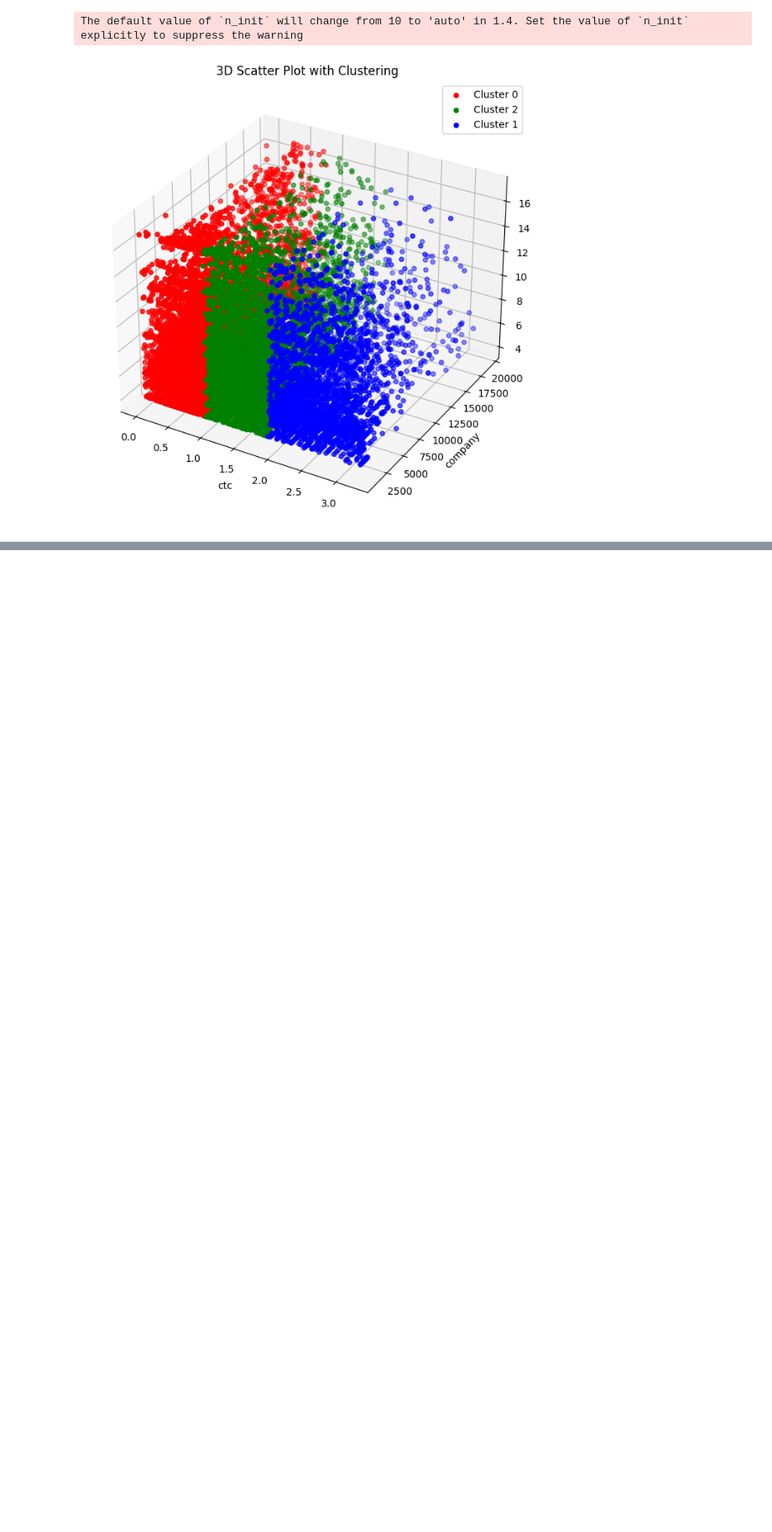
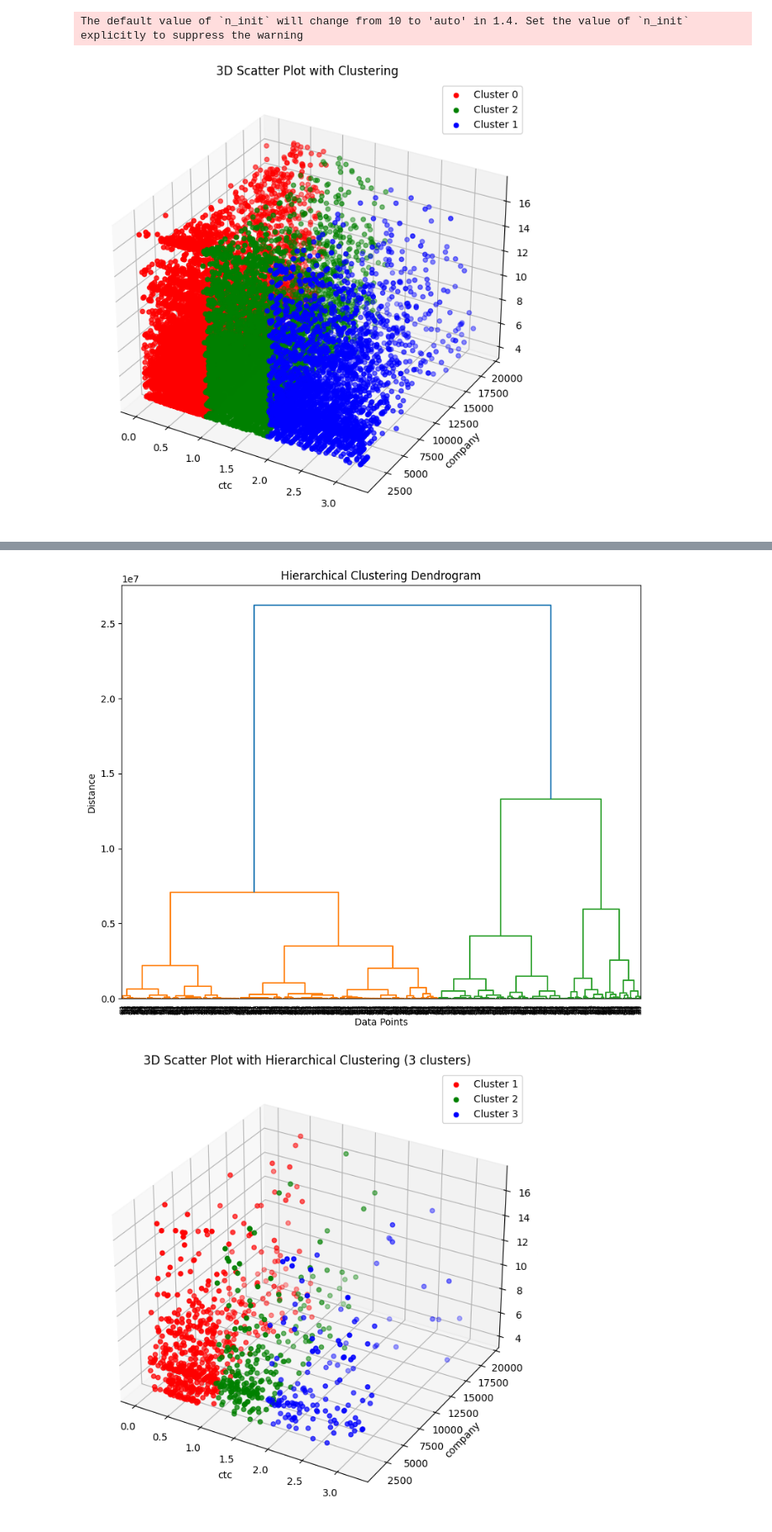
Before and after one commit to ashishkumarsaklani/AIML, a Jupyter notebook: Clustering.ipynb, the cells around one changed output, grey strips where cells are left out. Shown at 84% size. Cells and saved outputs as stored; diff of their text form; code cells hidden in the pictures; blank space fills up the shorter version.

```diff
--- a/Clustering.ipynb
+++ b/Clustering.ipynb
@@ -555,0 +556,50 @@ plt.show()
+# %%
+
+import pandas as pd
+import numpy as np
+import matplotlib.pyplot as plt
+from scipy.cluster.hierarchy import dendrogram, linkage, fcluster
+from mpl_toolkits.mplot3d import Axes3D
+
+
+df_k = df.sample(n=1000, random_state=42)
+
+# Define features for clustering
+features = ['ctc', 'company', 'position']
+
+# Perform hierarchical clustering
+X = df_k[features]
+Z = linkage(X, method='ward')  # You can choose different linkage methods
+
+# Plot dendrogram
+plt.figure(figsize=(10, 8))
+dendrogram(Z)
+plt.title('Hierarchical Clustering Dendrogram')
+plt.xlabel('Data Points')
+plt.ylabel('Distance')
+plt.show()
+
+# Cut the dendrogram to obtain 3 clusters
+k = 3  # Number of clusters
+clusters = fcluster(Z, k, criterion='maxclust')
+
+# Plot 3D scatter plot with clusters as hue
+fig = plt.figure(figsize=(10, 8))
+ax = fig.add_subplot(111, projection='3d')
+
+# Define colors for each cluster
+colors = ['r', 'g', 'b']
+
+for cluster, color in zip(range(1, k+1), colors):
+    cluster_df = df_k[clusters == cluster]
+    ax.scatter(cluster_df[features[0]], cluster_df[features[1]], cluster_df[features[2]], c=color, label=f'Cluster {cluster}')
+
+ax.set_xlabel(features[0])
+ax.set_ylabel(features[1])
+ax.set_zlabel(features[2])
+ax.set_title('3D Scatter Plot with Hierarchical Clustering (3 clusters)')
+ax.legend()
+plt.show()
+# %% [output]
+[figure, added]
+[figure, added]
```
Also changed, not shown: parts of 1 cell of this notebook.
